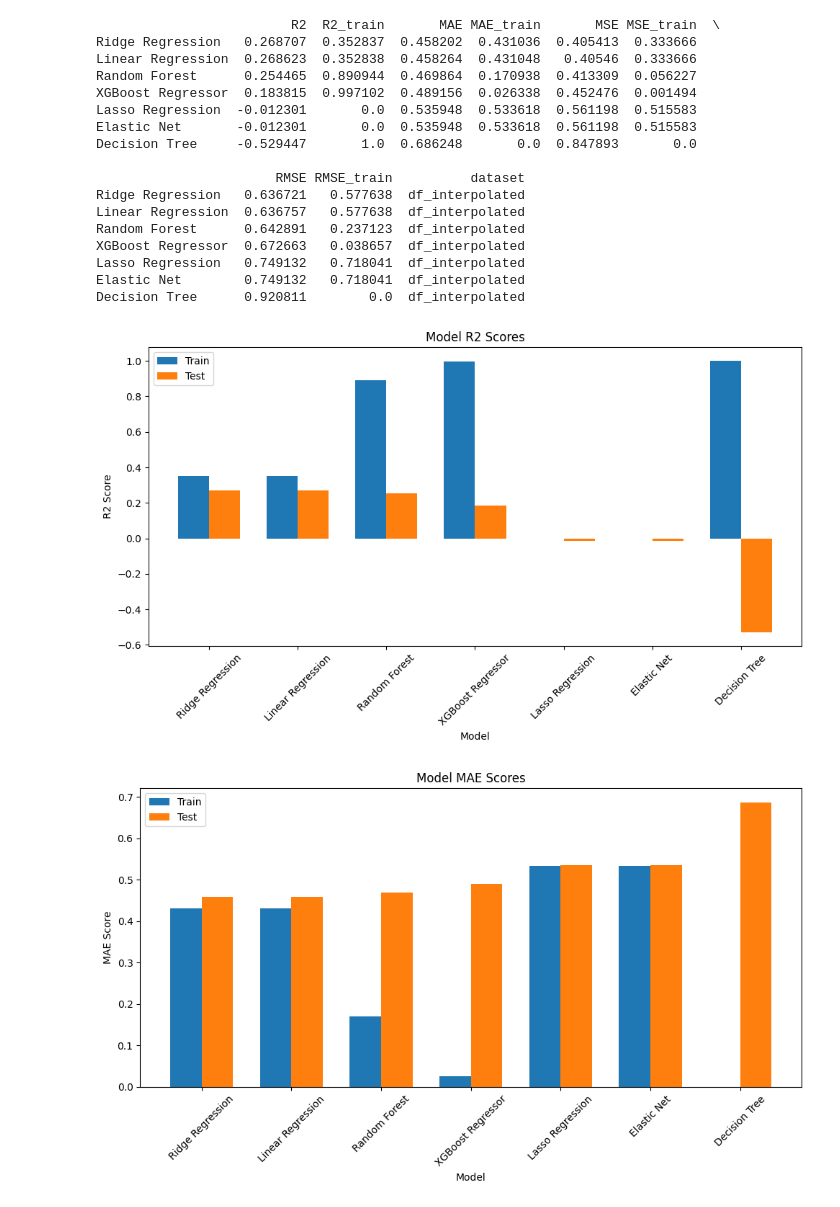
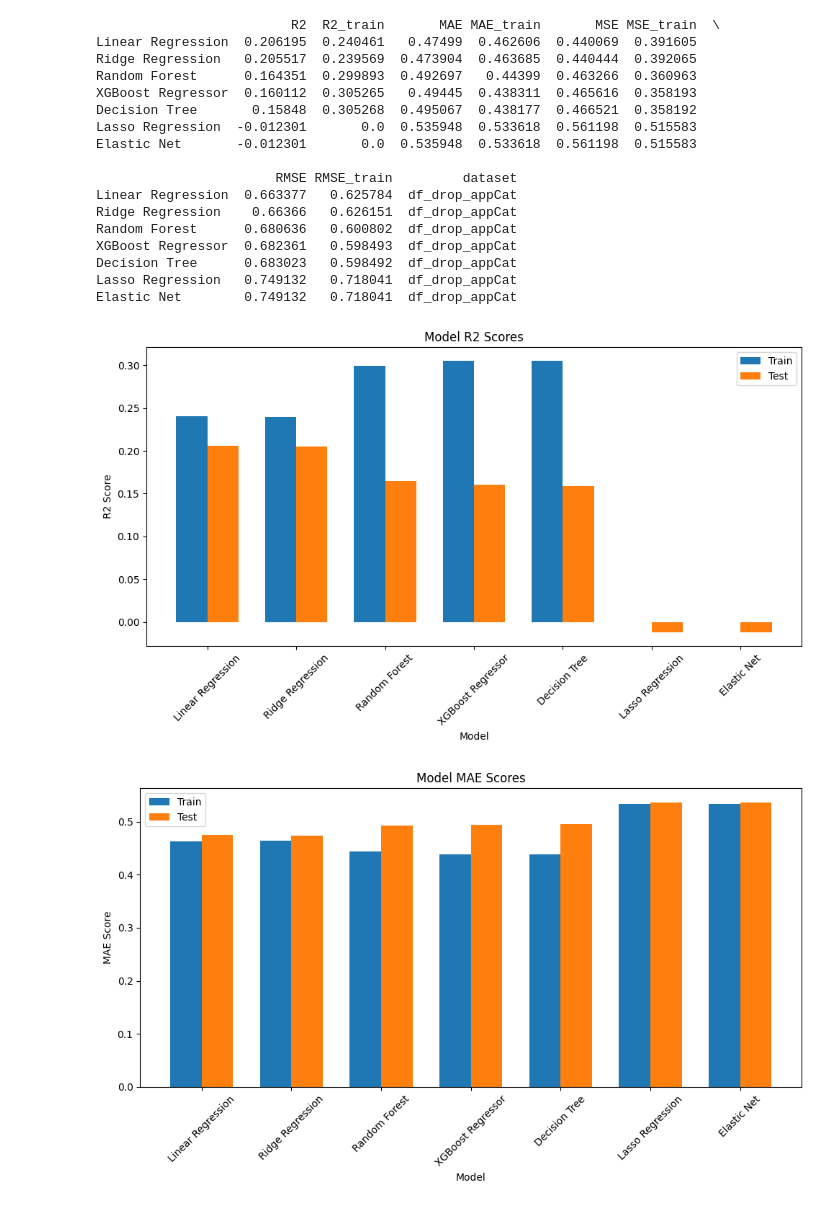
Before and after one commit to matushalak/DMT, a Jupyter notebook: ML_modelling.ipynb, the cells around one changed output. Saved outputs shown, nothing was run; the diff lists cells and outputs as text; code cells hidden in the pictures.

```diff
--- a/ML_modelling.ipynb
+++ b/ML_modelling.ipynb
@@ -15,7 +15,7 @@ import seaborn as sns
 import os
 # %%
 
-dataset_name = 'df_interpolated'
+dataset_name = 'df_drop_appCat'
 df = pd.read_csv(f'tables/preprocessed/{dataset_name}.csv')
 df.head()
 # %% [output]
@@ -29,7 +28,9 @@ df.head()
 # %%
 # select everything except day, date, next_day
-X = df.drop(columns=['day', 'date', 'next_day', "next_day_mood"])
+X = df.drop(columns=['day', 'date', 'next_day', "next_day_mood", "id_num"])
+
+X = df["mood"].values.reshape(-1, 1)
 y = df['next_day_mood']
 
 # get dummies for id_num
-X = pd.get_dummies(X, columns=['id_num'])
+# X = pd.get_dummies(X, columns=['id_num'])
@@ -37,7 +46,7 @@ X = pd.get_dummies(X, columns=['id_num'])
 # split into train and test
 X_train, X_test, y_train, y_test = train_test_split(X, y, test_size=0.2, random_state=42)
 
-scaler = StandardScaler()
+scaler = MinMaxScaler()
 X_train = scaler.fit_transform(X_train)
 X_test = scaler.transform(X_test)
 # define models
@@ -114,45 +123,45 @@ plt.show()
 # plot MSE scores
 plt.figure(figsize=(10, 6))
 plt.bar(x - width/2, results_df['MSE_train'], width, label='Train')
 plt.bar(x + width/2, results_df['MSE'], width, label='Test')
 plt.title('Model MSE Scores')
 plt.xlabel('Model')
 plt.ylabel('MSE Score')
 plt.xticks(x, results_df.index, rotation=45)
 plt.legend()
 plt.tight_layout()
 # plt.savefig('tables/preprocessed/model_mse_scores.png')
 plt.show()
 
 # plot RMSE scores
 plt.figure(figsize=(10, 6))
 plt.bar(x - width/2, results_df['RMSE_train'], width, label='Train')
 plt.bar(x + width/2, results_df['RMSE'], width, label='Test')
 plt.title('Model RMSE Scores')
 plt.xlabel('Model')
 plt.ylabel('RMSE Score')
 plt.xticks(x, results_df.index, rotation=45)
 plt.legend()
 plt.tight_layout()
 # plt.savefig('tables/preprocessed/model_rmse_scores.png')
 plt.show()
 # %% [output]
                          R2  R2_train       MAE MAE_train       MSE MSE_train  \
-Ridge Regression   0.268707  0.352837  0.458202  0.431036  0.405413  0.333666
-Linear Regression  0.268623  0.352838  0.458264  0.431048   0.40546  0.333666
-Random Forest      0.254465  0.890944  0.469864  0.170938  0.413309  0.056227
-XGBoost Regressor  0.183815  0.997102  0.489156  0.026338  0.452476  0.001494
+Linear Regression  0.206195  0.240461   0.47499  0.462606  0.440069  0.391605
+Ridge Regression   0.205517  0.239569  0.473904  0.463685  0.440444  0.392065
+Random Forest      0.164351  0.299893  0.492697   0.44399  0.463266  0.360963
+XGBoost Regressor  0.160112  0.305265   0.49445  0.438311  0.465616  0.358193
+Decision Tree       0.15848  0.305268  0.495067  0.438177  0.466521  0.358192
 Lasso Regression  -0.012301       0.0  0.535948  0.533618  0.561198  0.515583
 Elastic Net       -0.012301       0.0  0.535948  0.533618  0.561198  0.515583
-Decision Tree     -0.529447       1.0  0.686248       0.0  0.847893       0.0
 
-                       RMSE RMSE_train          dataset
-Ridge Regression   0.636721   0.577638  df_interpolated
-Linear Regression  0.636757   0.577638  df_interpolated
-Random Forest      0.642891   0.237123  df_interpolated
-XGBoost Regressor  0.672663   0.038657  df_interpolated
-Lasso Regression   0.749132   0.718041  df_interpolated
-Elastic Net        0.749132   0.718041  df_interpolated
-Decision Tree      0.920811        0.0  df_interpolated
+                       RMSE RMSE_train         dataset
+Linear Regression  0.663377   0.625784  df_drop_appCat
+Ridge Regression    0.66366   0.626151  df_drop_appCat
+Random Forest      0.680636   0.600802  df_drop_appCat
+XGBoost Regressor  0.682361   0.598493  df_drop_appCat
+Decision Tree      0.683023   0.598492  df_drop_appCat
+Lasso Regression   0.749132   0.718041  df_drop_appCat
+Elastic Net        0.749132   0.718041  df_drop_appCat
-[figure, old version]
+[figure, new version]
-[figure, old version]
+[figure, new version]
```
Also changed, not shown: parts of 6 cells of this notebook, 4 other files.
